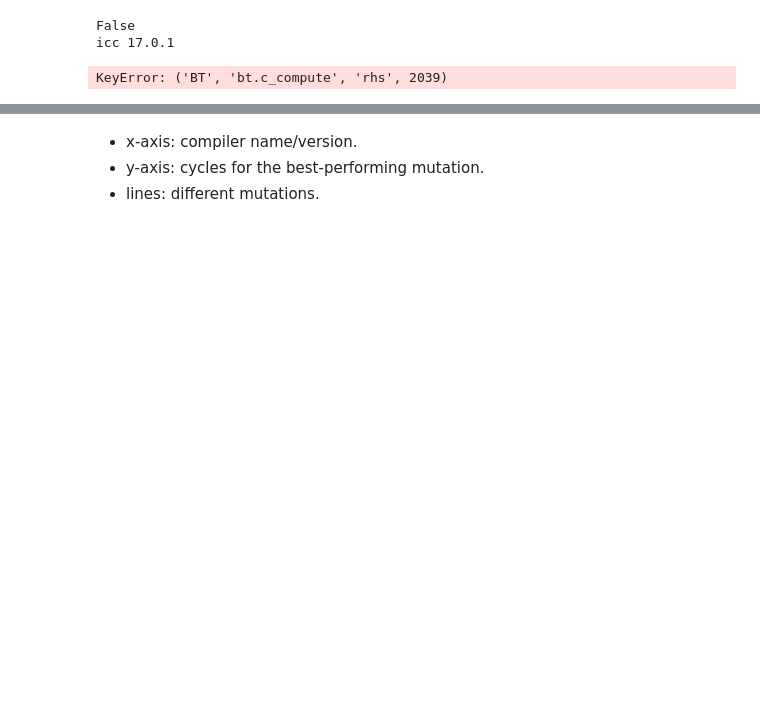
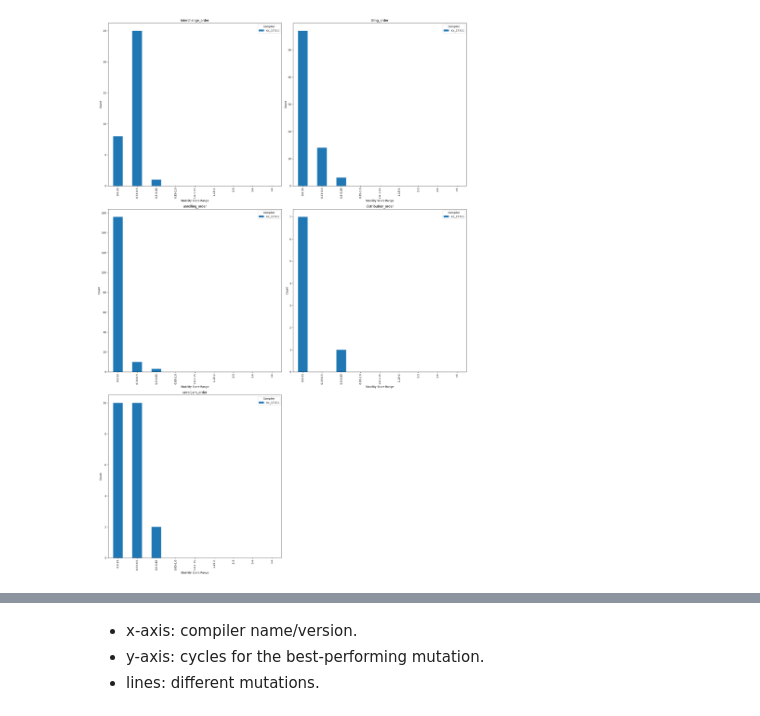
Before and after one commit to intel/program-optimization-advice-exploration-scripts, a Jupyter notebook: qaas-web/lore/backend/db_graph.ipynb, the cells around one changed output, grey strips where cells are left out. Drawn from its saved outputs; the diff is of its cells as text; code cells hidden in the pictures; blank space fills up the shorter version.

```diff
--- a/qaas-web/lore/backend/db_graph.ipynb
+++ b/qaas-web/lore/backend/db_graph.ipynb
@@ -24,5 +25,5 @@ import numpy as np
 # %%
-lore_database_uri = 'mysql://qaas:qaas-password@localhost/loredb'
+lore_database_uri = 'mysql://qaas:qaas-password@localhost/lore'
 db = SQLAlchemy()
 app = Flask(__name__)
 app.config['SQLALCHEMY_DATABASE_URI'] = lore_database_uri
@@ -563,47 +487,89 @@ plot_stability_score_per_loop(iterate_compilers_and_load_data(process_get_stabil
 # %%
 @with_app_context
 def get_loops_scores_by_transformation(vendor, version, raw_data, interchange_order = -1, tiling_order = -1, unrolling_order = -1, distribution_order = -1, unrolljam_order = -1 ):
     mutations = db.session.query(Mutation).filter_by(
                                             interchange_order = interchange_order,
                                             tiling_order = tiling_order,
                                             unrolling_order = unrolling_order,
                                             distribution_order = distribution_order,
                                             unrolljam_order = unrolljam_order,
 
                                              ).all()
+    stability_scores_all_loops = []
     for mutation in mutations:
         for src_loop in mutation.src_loops:
             compiler = src_loop.loops[0].compiler
             cur_vendor, cur_version = compiler.vendor, compiler.version
             if vendor != cur_vendor or version != cur_version:
                 continue
-            src_loop.file
-            print(cur_vendor, cur_version)
             orig_filename, orig_function_name, orig_line_number, mutation_number = extract_info_from_lore_source_code_file_name(src_loop.file)
             orig_loop_key = (src_loop.execution.application.program, orig_filename, orig_function_name, orig_line_number)
-            refs = raw_data['refs_per_orig_loop_key'][orig_loop_key]
-            print(refs)
-            score = compute_stability_score(refs)
-            print(score)
+            if orig_loop_key in raw_data:
+                refs = raw_data[orig_loop_key]
+                refs = reorder_refs(refs)
+                score = compute_stability_score(refs)
+                stability_scores_all_loops.append(score)
+    return stability_scores_all_loops
 
 
 def process_get_stability_score_loops_per_compiler_per_transformation(vendor, version, raw_data):
-    print(('BT', 'bt.c_compute', 'rhs', 2039) in raw_data['refs_per_orig_loop_key'])
+    stability_scores_all_loops_interchange = get_loops_scores_by_transformation(vendor, version, raw_data, interchange_order = 0)
+    stability_scores_all_loops_tiling = get_loops_scores_by_transformation(vendor, version, raw_data, tiling_order = 0)
+    stability_scores_all_loops_unrolling = get_loops_scores_by_transformation(vendor, version, raw_data, unrolling_order = 0)
+    stability_scores_all_loops_distribution = get_loops_scores_by_transformation(vendor, version, raw_data, distribution_order = 0)
+    stability_scores_all_loops_unrolljam = get_loops_scores_by_transformation(vendor, version, raw_data, unrolljam_order = 0)
 
-    get_loops_scores_by_transformation(vendor, version, raw_data, interchange_order = 0)
     return {
         'compiler': f'{vendor}_{version}',
-        # 'interchange_order' : stability_scores_all_loops,
-        # 'tiling_order' : stability_scores_all_loops,
-        # 'unrolling_order' : stability_scores_all_loops,
-        # 'distribution_order' : stability_scores_all_loops,
-        # 'unrolljam_order' : stability_scores_all_loops,
+        'interchange_order' : stability_scores_all_loops_interchange,
+        'tiling_order' : stability_scores_all_loops_tiling,
+        'unrolling_order' : stability_scores_all_loops_unrolling,
+        'distribution_order' : stability_scores_all_loops_distribution,
+        'unrolljam_order' : stability_scores_all_loops_unrolljam,
 
     }
+def plot_stability_score_per_loop_mutation(data):
+    STABILITY_SCORE_BINS = [0, 0.33, 0.5, 0.85, 1.0, 1.15, 2, 3, 4, float('inf')]
+    STABILITY_SCORE_LABELS = ['0-0.33', '0.33-0.5', '0.5-0.85', '0.85-1.0', '1.0-1.15', '1.15-2', '2-3', '3-4', '>4']
+
+    orders = ['interchange_order', 'tiling_order', 'unrolling_order', 'distribution_order', 'unrolljam_order']
+
+    fig, axes = plt.subplots(nrows=3, ncols=2, figsize=(20,30))
+    axes = axes.flatten()  # flatten the grid to make indexing easier
+
+    for i, order in enumerate(orders):
+        bin_counts = {label: {} for label in STABILITY_SCORE_LABELS}
+
+        for entry in data:
+            compiler = entry['compiler']
+            scores = entry[order]
+
+            for score in scores:
+                bin_label = get_label_from_bins(score, STABILITY_SCORE_BINS, STABILITY_SCORE_LABELS)
+                bin_counts[bin_label].setdefault(compiler, 0)
+                bin_counts[bin_label][compiler] += 1
+
+        df = pd.DataFrame(bin_counts).T
+        df = df.fillna(0)
+
+        df.plot(kind='bar', ax=axes[i])
+
+        axes[i].set_title(order)
+        axes[i].set_xlabel('Stability Score Range')
+        axes[i].set_ylabel('Count')
+        axes[i].legend(title='Compiler')
+
+    # remove any extra empty subplots
+    for j in range(i+1, len(axes)):
+        fig.delaxes(axes[j])
+
+    plt.tight_layout()
+    plt.show()
 
 
-iterate_compilers_and_load_data(process_get_stability_score_loops_per_compiler_per_transformation)
+
+vendor_version_results = iterate_compilers_and_load_data(process_get_stability_score_loops_per_compiler_per_transformation)
+
+plot_stability_score_per_loop_mutation(vendor_version_results)
 # %% [output]
-False
-icc 17.0.1
-KeyError: ('BT', 'bt.c_compute', 'rhs', 2039)
+[figure, added]
```
Also changed, not shown: parts of 12 cells of this notebook, 15 other files.
